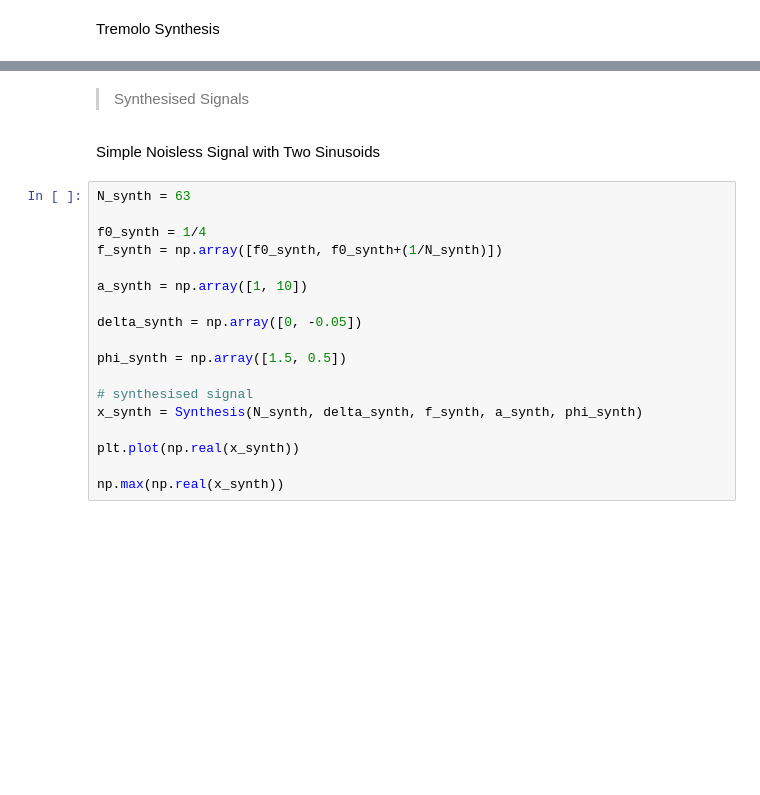
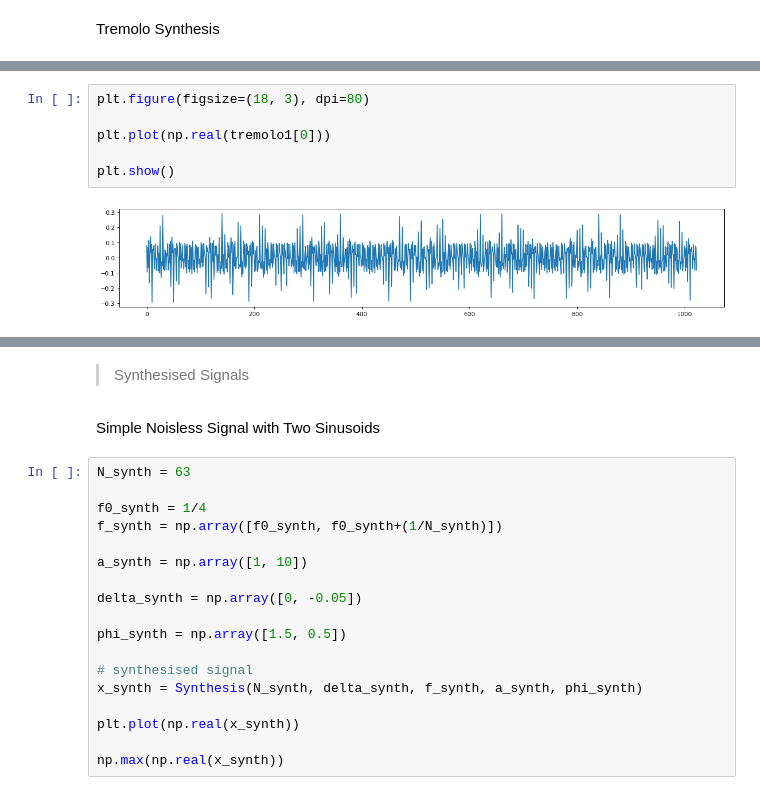
Before and after one commit to piptouque/atiam_pam_hrparam, a Jupyter notebook: source/ESPRIT-Roy.ipynb, the cells around one changed output, grey strips where cells are left out. Cells and saved outputs as stored; diff of their text form; blank space fills up the shorter version.

```diff
--- a/source/ESPRIT-Roy.ipynb
+++ b/source/ESPRIT-Roy.ipynb
@@ -391,0 +390,8 @@ N_trem0/fs
+# %%
+plt.figure(figsize=(18, 3), dpi=80)
+
+plt.plot(np.real(tremolo1[0]))
+
+plt.show()
+# %% [output]
+[figure, added]
```
Also changed, not shown: parts of 33 cells of this notebook, 12 other files.
